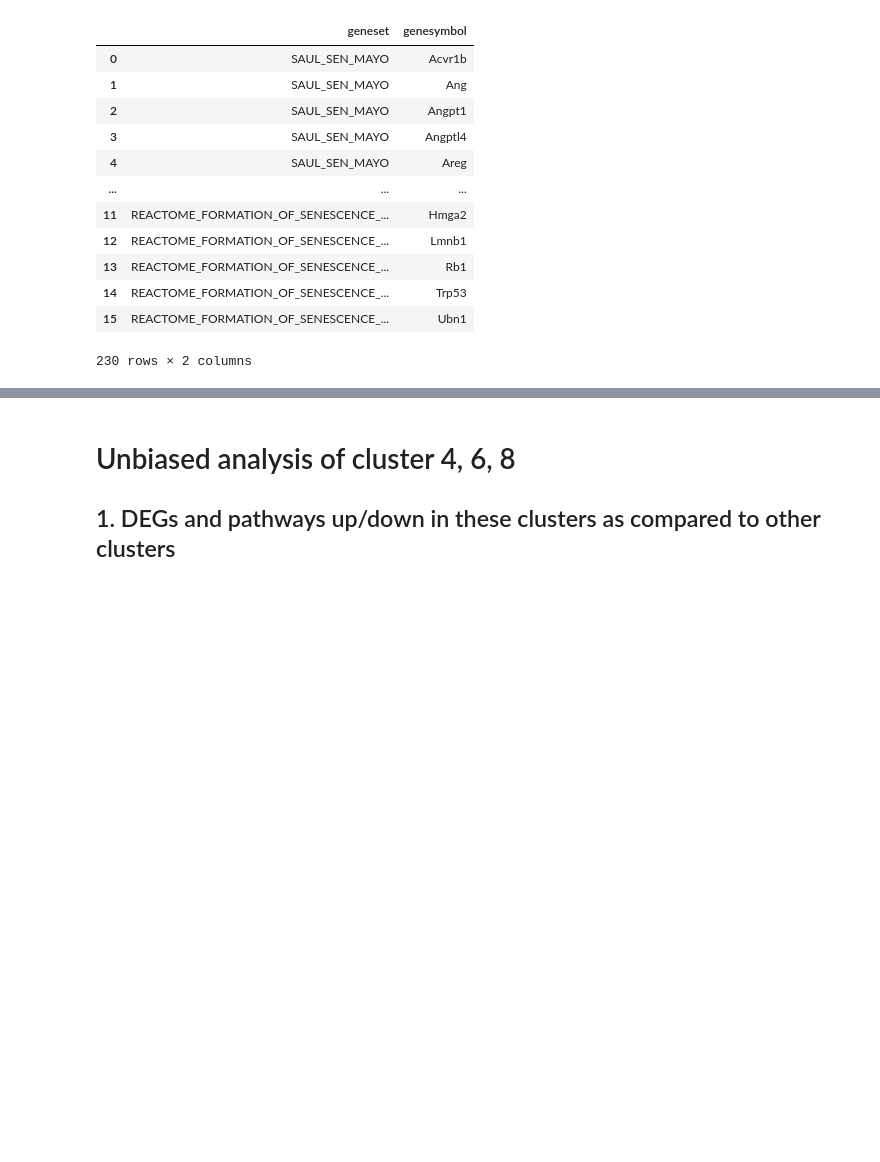
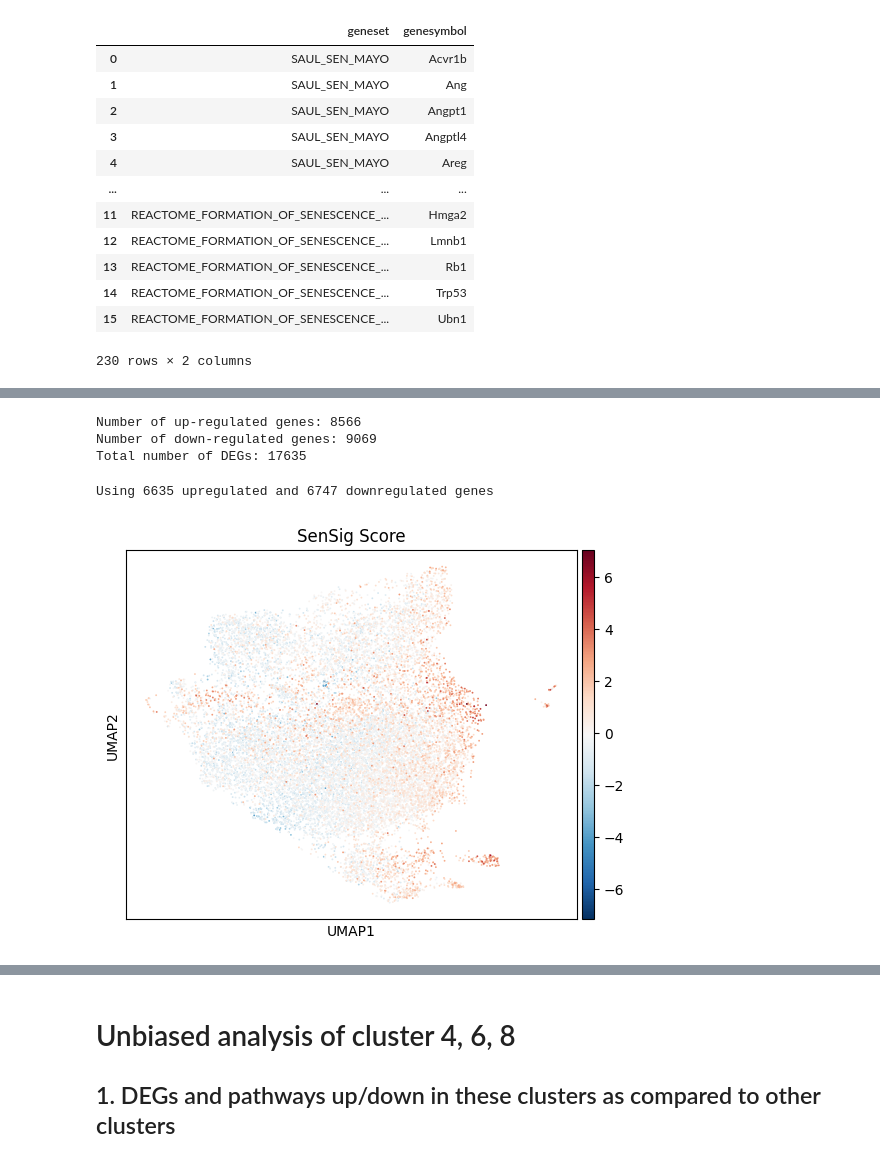
Before and after one commit to akanksha-sachan/senescence_chromatin, a Jupyter notebook: py_scripts/gene_set_scoring.ipynb, the cells around one changed output, grey strips where cells are left out. Saved outputs shown, nothing was run; the diff lists cells and outputs as text; code cells hidden in the pictures; blank space fills up the shorter version.

Commit message:
added custom function of scoring cells using +z-score for up regulated and -z-score for downregulated genes in the gene lists like SenSig

```diff
--- a/py_scripts/gene_set_scoring.ipynb
+++ b/py_scripts/gene_set_scoring.ipynb
@@ -369,0 +438,12 @@ adata.obs[sen_pathways] = adata.obsm["aucell_estimate"][sen_pathways]
+# %%
+# Read the CSV file, skipping the first row and using the second row as header
+SenSig_DEGs = pd.read_csv("/ix/djishnu/Akanksha/datasets/gene_sets/mouse/SenSig_DEGs.csv",
+                         skiprows=1,  # Skip the first row with the long description
+                         index_col=0)  # Use the first column (gene names) as index
+
+# Clean up the column names
+SenSig_DEGs.columns = ['logFC', 'logCPM', 'F', 'PValue', 'FDR']
+
+# Display the first few rows to verify
+print("Shape of dataframe:", SenSig_DEGs.shape)
+display(SenSig_DEGs.head())
@@ -369,0 +458,39 @@ adata.obs[sen_pathways] = adata.obsm["aucell_estimate"][sen_pathways]
+# %%
+# Clean up the SenSig_DEGs DataFrame first
+# Remove rows with NaN index
+SenSig_DEGs = SenSig_DEGs[SenSig_DEGs.index.notna()]
+
+# Get up and down regulated genes (using logFC)
+sensig_up_genes = SenSig_DEGs[SenSig_DEGs['logFC'] > 0].index.tolist()
+sensig_down_genes = SenSig_DEGs[SenSig_DEGs['logFC'] < 0].index.tolist()
+all_degs = sensig_up_genes + sensig_down_genes
+
+# Print some info about the gene lists
+print(f"Number of up-regulated genes: {len(sensig_up_genes)}")
+print(f"Number of down-regulated genes: {len(sensig_down_genes)}")
+print(f"Total number of DEGs: {len(all_degs)}")
+# %% [output]
+Number of up-regulated genes: 8566
+Number of down-regulated genes: 9069
+Total number of DEGs: 17635
+# %%
+# Filter gene lists to only include genes present in adata
+sensig_up_genes_filtered = filter_genes_in_data(sensig_up_genes, adata)
+sensig_down_genes_filtered = filter_genes_in_data(sensig_down_genes, adata)
+all_degs_filtered = filter_genes_in_data(all_degs, adata)
+
+# Now calculate scores with filtered gene lists
+sen_scores = calculate_senescence_score(adata, all_degs_filtered, sensig_up_genes_filtered, sensig_down_genes_filtered)
+# %% [output]
+Using 6635 upregulated and 6747 downregulated genes
+# %%
+# Add scores to adata.obs
+adata.obs['SenSig_score'] = sen_scores
+# %%
+# Visualize scores on UMAP
+sc.pl.umap(adata,
+           color='SenSig_score',
+           cmap='RdBu_r',
+           title='SenSig Score')
+# %% [output]
+[figure, added]
```
Also changed, not shown: parts of 5 cells of this notebook.
